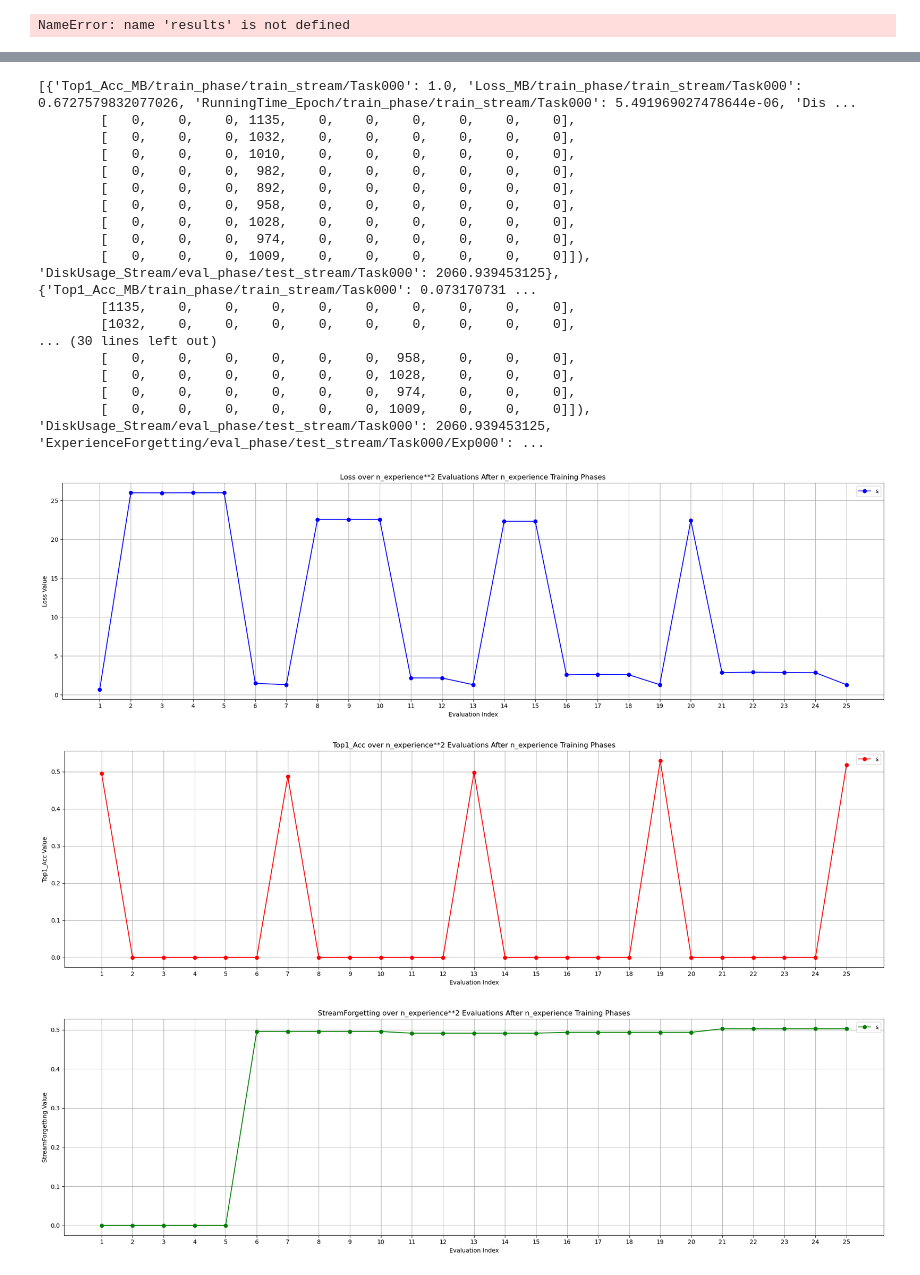
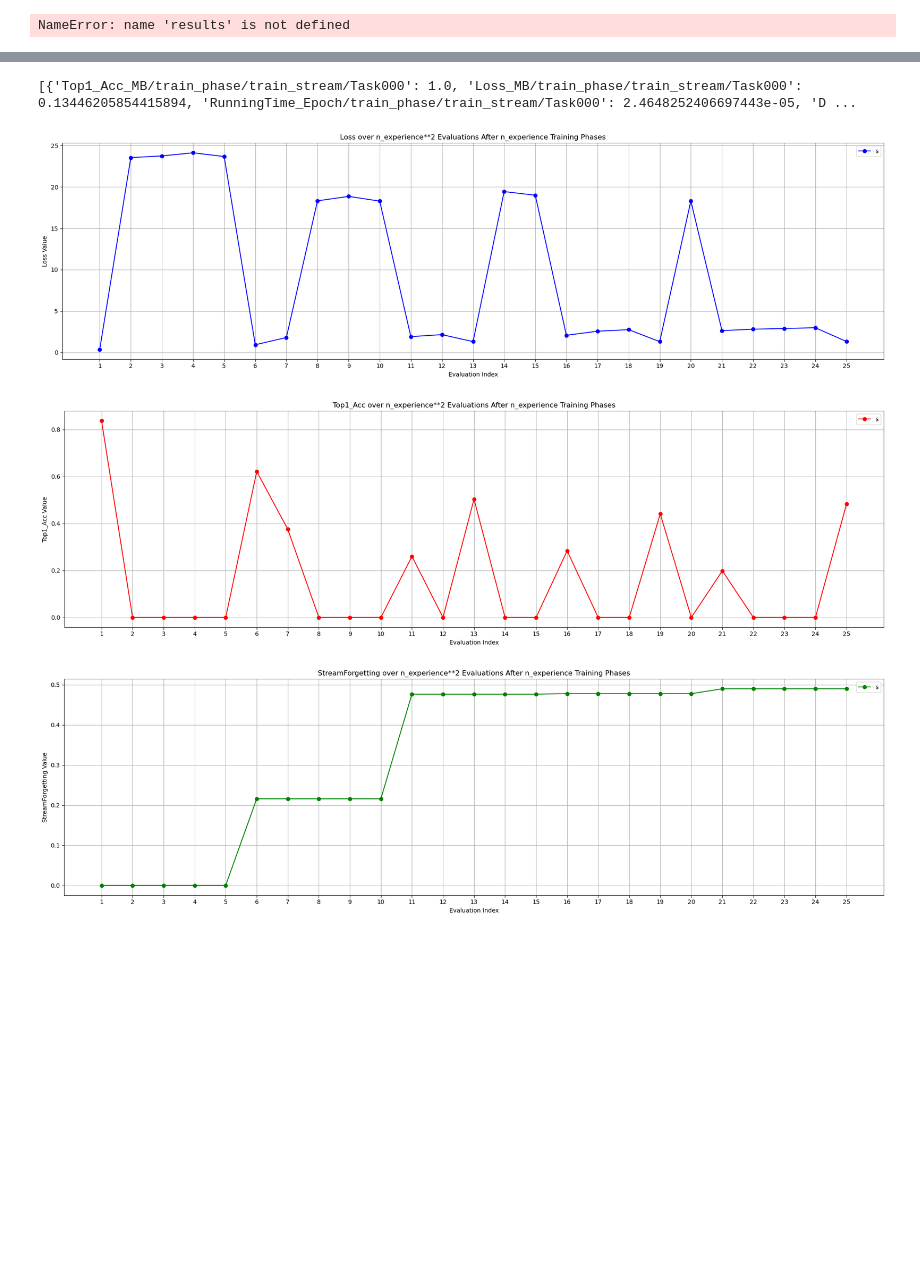
Before and after one commit to yzy1997/quantum_cl, a Jupyter notebook: quantum_lwf_addqlayer.ipynb, the cells around one changed output, grey strips where cells are left out. Cells and saved outputs as stored; diff of their text form; code cells hidden in the pictures; blank space fills up the shorter version.

```diff
--- a/quantum_lwf_addqlayer.ipynb
+++ b/quantum_lwf_addqlayer.ipynb
@@ -587,7 +587,7 @@ NameError: name 'results' is not defined
 # %%
 # 从文件加载
 import pickle
-with open("/home/yangz2/code/quantum_cl/results/list/splitmnist_er_ours_qbit8_qdepth4_tepoch10.pkl", "rb") as f:
-    results = pickle.load(f)
-print(results[0].keys())
+with open("/home/yangz2/code/quantum_cl/results/list/splitmnist_er_ours_qbit8_qdepth10_tepoch20_interim_results_exp_0.pkl", "rb") as f:
+    results = pickle.load(f)[0]
+print(results)
 # %% [output]
@@ -633,59 +633,43 @@ for train_idx, result in enumerate(results):  # 遍历5次训练的结果
 
 
 # 绘制图形
 plt.figure(figsize=(20, 6))
 plt.plot(x, loss_values, marker='o', linestyle='-', color='b', label='Loss_Exp')
 plt.title("Loss over n_experience**2 Evaluations After n_experience Training Phases")
 plt.xlabel("Evaluation Index")
 plt.ylabel("Loss Value")
 plt.xticks(range(1, len(x) + 1))  # 设置 x 轴刻度
 plt.grid(True)
-plt.legend("splitmnist_er_ours_qbit8_qdepth4_tepoch10_loss")
+plt.legend("splitmnist_er_ours_qbit8_qdepth10_tepoch20_interim_results_exp_0_loss")
 plt.tight_layout()
-plt.savefig("results/figs/splitmnist_er_ours_qbit8_qdepth4_tepoch10_loss.png")
+plt.savefig("results/figs/splitmnist_er_ours_qbit8_qdepth10_tepoch20_interim_results_exp_0_loss.png")
 
 plt.figure(figsize=(20, 6))
 plt.plot(x, top1_acc_values, marker='o', linestyle='-', color='r', label='Top1_Acc_Exp')
 plt.title("Top1_Acc over n_experience**2 Evaluations After n_experience Training Phases")
 plt.xlabel("Evaluation Index")
 plt.ylabel("Top1_Acc Value")
 plt.xticks(range(1, len(x) + 1))  # 设置 x 轴刻度
 plt.grid(True)
-plt.legend("splitmnist_er_ours_qbit8_qdepth4_tepoch10_acc")
+plt.legend("splitmnist_er_ours_qbit8_qdepth10_tepoch20_interim_results_exp_0_acc")
 plt.tight_layout()
-plt.savefig("results/figs/splitmnist_er_ours_qbit8_qdepth4_tepoch10_acc.png")
+plt.savefig("results/figs/splitmnist_er_ours_qbit8_qdepth10_tepoch20_interim_results_exp_0_acc.png")
 
 plt.figure(figsize=(20, 6))
 plt.plot(range(1, len(forgetting_values) + 1), forgetting_values, marker='o', linestyle='-', color='g', label='StreamForgetting')
 plt.title("StreamForgetting over n_experience**2 Evaluations After n_experience Training Phases")
 plt.xlabel("Evaluation Index")
 plt.ylabel("StreamForgetting Value")
 plt.xticks(range(1, len(forgetting_values) + 1))  # 设置 x 轴刻度
 plt.grid(True)
-plt.legend("splitmnist_er_ours_qbit8_qdepth4_tepoch10_forget")
+plt.legend("splitmnist_er_ours_qbit8_qdepth10_tepoch20_interim_results_exp_0_forget")
 plt.tight_layout()
-plt.savefig("results/figs/splitmnist_er_ours_qbit8_qdepth4_tepoch10_forget.png")
+plt.savefig("results/figs/splitmnist_er_ours_qbit8_qdepth10_tepoch20_interim_results_exp_0_forget.png")
 # %% [output]
-[{'Top1_Acc_MB/train_phase/train_stream/Task000': 1.0, 'Loss_MB/train_phase/train_stream/Task000': 0.6727579832077026, 'RunningTime_Epoch/train_phase/train_stream/Task000': 5.491969027478644e-06, 'Dis ...
-        [   0,    0,    0, 1135,    0,    0,    0,    0,    0,    0],
-        [   0,    0,    0, 1032,    0,    0,    0,    0,    0,    0],
-        [   0,    0,    0, 1010,    0,    0,    0,    0,    0,    0],
-        [   0,    0,    0,  982,    0,    0,    0,    0,    0,    0],
-        [   0,    0,    0,  892,    0,    0,    0,    0,    0,    0],
-        [   0,    0,    0,  958,    0,    0,    0,    0,    0,    0],
-        [   0,    0,    0, 1028,    0,    0,    0,    0,    0,    0],
-        [   0,    0,    0,  974,    0,    0,    0,    0,    0,    0],
-        [   0,    0,    0, 1009,    0,    0,    0,    0,    0,    0]]), 'DiskUsage_Stream/eval_phase/test_stream/Task000': 2060.939453125}, {'Top1_Acc_MB/train_phase/train_stream/Task000': 0.073170731 ...
-        [1135,    0,    0,    0,    0,    0,    0,    0,    0,    0],
-        [1032,    0,    0,    0,    0,    0,    0,    0,    0,    0],
-... (30 lines left out)
-        [   0,    0,    0,    0,    0,    0,  958,    0,    0,    0],
-        [   0,    0,    0,    0,    0,    0, 1028,    0,    0,    0],
-        [   0,    0,    0,    0,    0,    0,  974,    0,    0,    0],
-        [   0,    0,    0,    0,    0,    0, 1009,    0,    0,    0]]), 'DiskUsage_Stream/eval_phase/test_stream/Task000': 2060.939453125, 'ExperienceForgetting/eval_phase/test_stream/Task000/Exp000': ...
+[{'Top1_Acc_MB/train_phase/train_stream/Task000': 1.0, 'Loss_MB/train_phase/train_stream/Task000': 0.13446205854415894, 'RunningTime_Epoch/train_phase/train_stream/Task000': 2.4648252406697443e-05, 'D ...
-[figure, old version]
+[figure, new version]
-[figure, old version]
+[figure, new version]
-[figure, old version]
+[figure, new version]
 # %%
 import numpy as np
 import matplotlib.pyplot as plt
```
Also changed, not shown: parts of 5 cells of this notebook, 11 other files.
